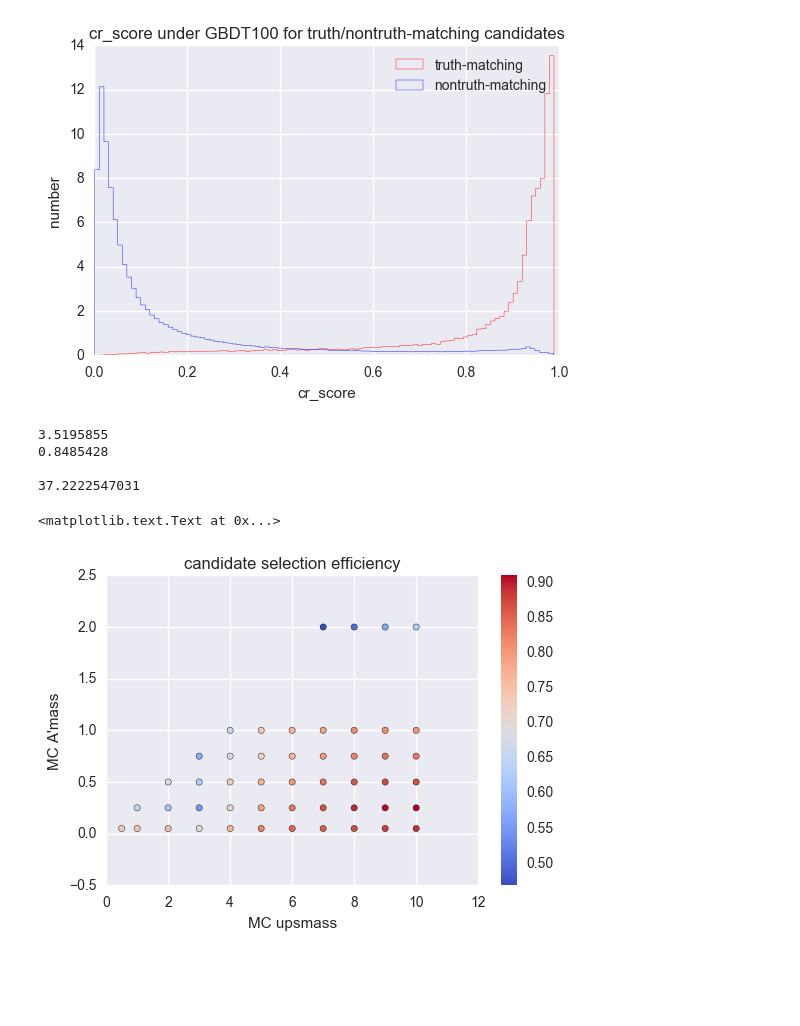
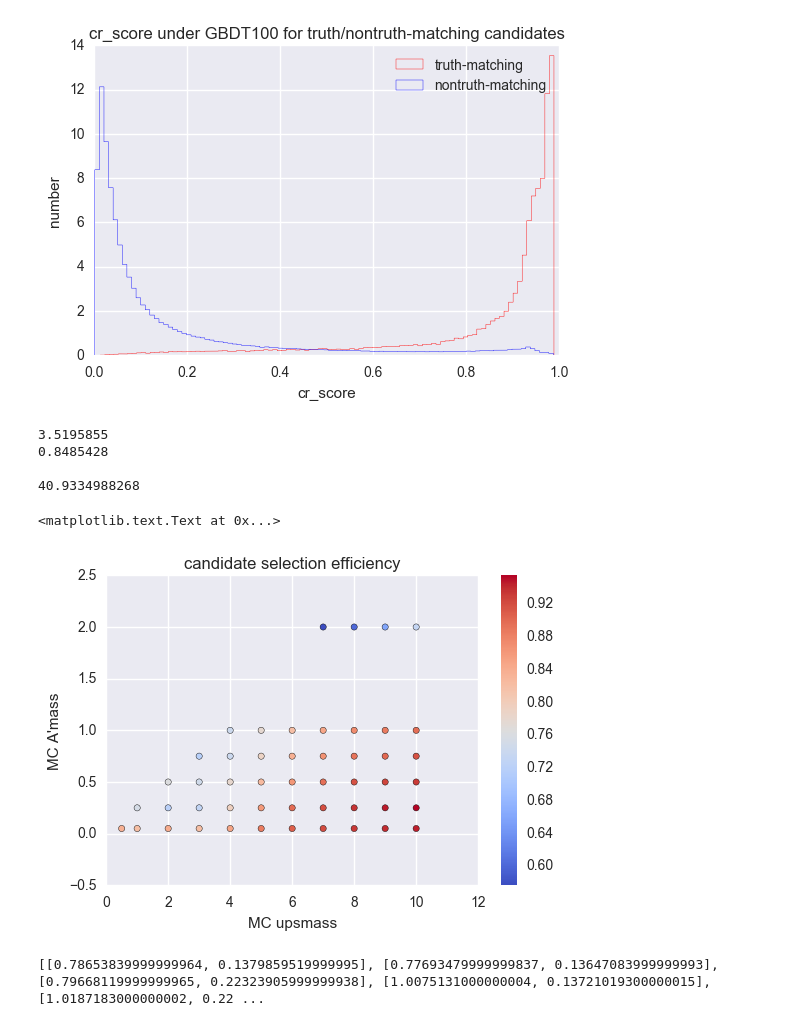
Before and after one commit to DJS2017/darkphoton_learning, a Jupyter notebook: candidate_selection/model_evaluation.ipynb, the cells around one changed output. Cells and saved outputs as stored; diff of their text form; code cells hidden in the pictures; blank space fills up the shorter version.

```diff
--- a/candidate_selection/model_evaluation.ipynb
+++ b/candidate_selection/model_evaluation.ipynb
@@ -103,12 +103,12 @@ plt.title('cr_score under GBDT100 for truth/nontruth-matching candidates')
 # efficiency for gbdt100 under different (upsmcmass, Amcmass) pairs
 
 # hyperparameters: box size and threshold
-delta = 0.2
+delta = 0.1
 percentile = 99
 delta_ups = np.percentile((events_test.upsmcmass - events_test.upsmass), percentile)
 delta_A = np.percentile((events_test.A1mcmass - events_test.A1mass), percentile)
 update_delta = []
-threshold = 0.8
+threshold = 0.6
 print delta_ups
 print delta_A
 print
@@ -128,40 +128,44 @@ for upsmcmass_, Amcmass_ in mcmass_list:
     events_singleMChypothesis = events_test[filte]
 
     update_delta_ups = np.percentile(events_singleMChypothesis.upsmcmass - events_singleMChypothesis.upsmass,
-                                     95)
+                                     97)
     update_delta_A = np.percentile(events_singleMChypothesis.A1mcmass - events_singleMChypothesis.A1mass,
-                                     95)
+                                     97)
     update_delta.append([update_delta_ups, update_delta_A])
     #print update_delta_ups, update_delta_A
     update_filte = (events_test.upsmcmass<upsmcmass_+update_delta_ups) & (events_test.upsmcmass>upsmcmass_-update_delta_ups) \
         & (events_test.A1mcmass<Amcmass_+update_delta_A) & (events_test.A1mcmass>Amcmass_-update_delta_A) \
         & (events_test.upsmass<upsmcmass_+update_delta_ups) & (events_test.upsmass>upsmcmass_-update_delta_ups) \
         & (events_test.A1mass<Amcmass_+update_delta_A) & (events_test.A1mass>Amcmass_-update_delta_A)
     events_singleMChypothesis = events_singleMChypothesis[update_filte]
 
     # number of signals
     N_count = events_singleMChypothesis[events_singleMChypothesis.cr_score > threshold].shape[0]
     if N_count==0:
         N_count_list.append(0)
     else:
         N_count_list.append(N_count*1.0/events_singleMChypothesis.shape[0])
 
 print sum(N_count_list)
 # plot
 from matplotlib import cm
 mcmass_np = np.array(mcmass_list)
 plt.scatter(mcmass_np[:,0], mcmass_np[:,1], c=N_count_list, cmap=cm.coolwarm)
 plt.colorbar()
 plt.xlabel('MC upsmass')
 plt.ylabel('MC A\'mass')
 plt.title('candidate selection efficiency')
 # %% [output]
 3.5195855
 0.8485428
 
-37.2222547031
+40.9334988268
 <matplotlib.text.Text at 0x...>
-[figure, old version]
+[figure, new version]
+# %%
+print update_delta
+# %% [output]
+[[0.78653839999999964, 0.1379859519999995], [0.77693479999999837, 0.13647083999999993], [0.79668119999999965, 0.22323905999999938], [1.0075131000000004, 0.13721019300000015], [1.0187183000000002, 0.22 ...
 # %%
 # MC hypothesises
 upsmcmass_list = [0.5, 1., 2., 3., 4., 5., 6., 7., 8., 9., 10.]
```
Also changed, not shown: parts of 3 cells of this notebook.
